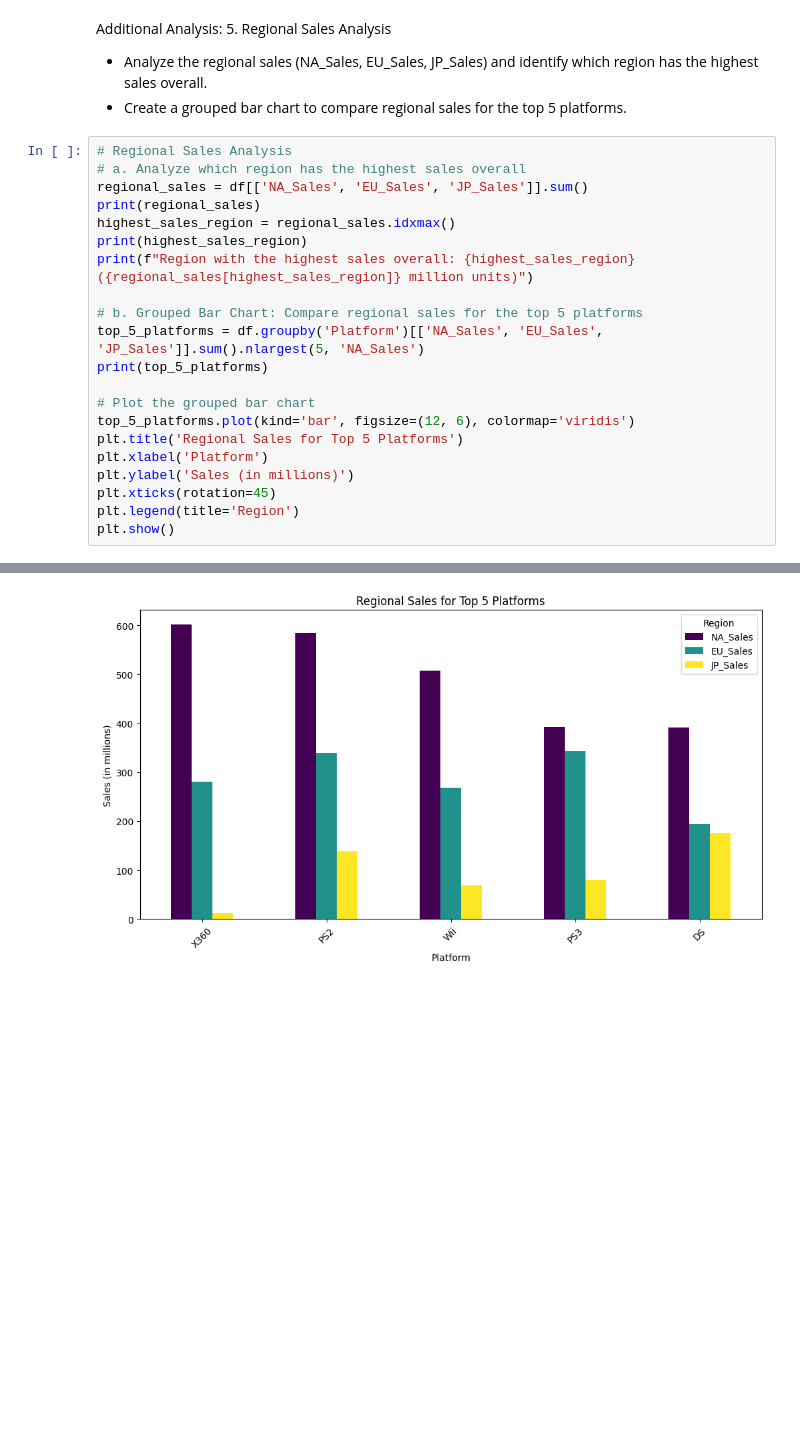
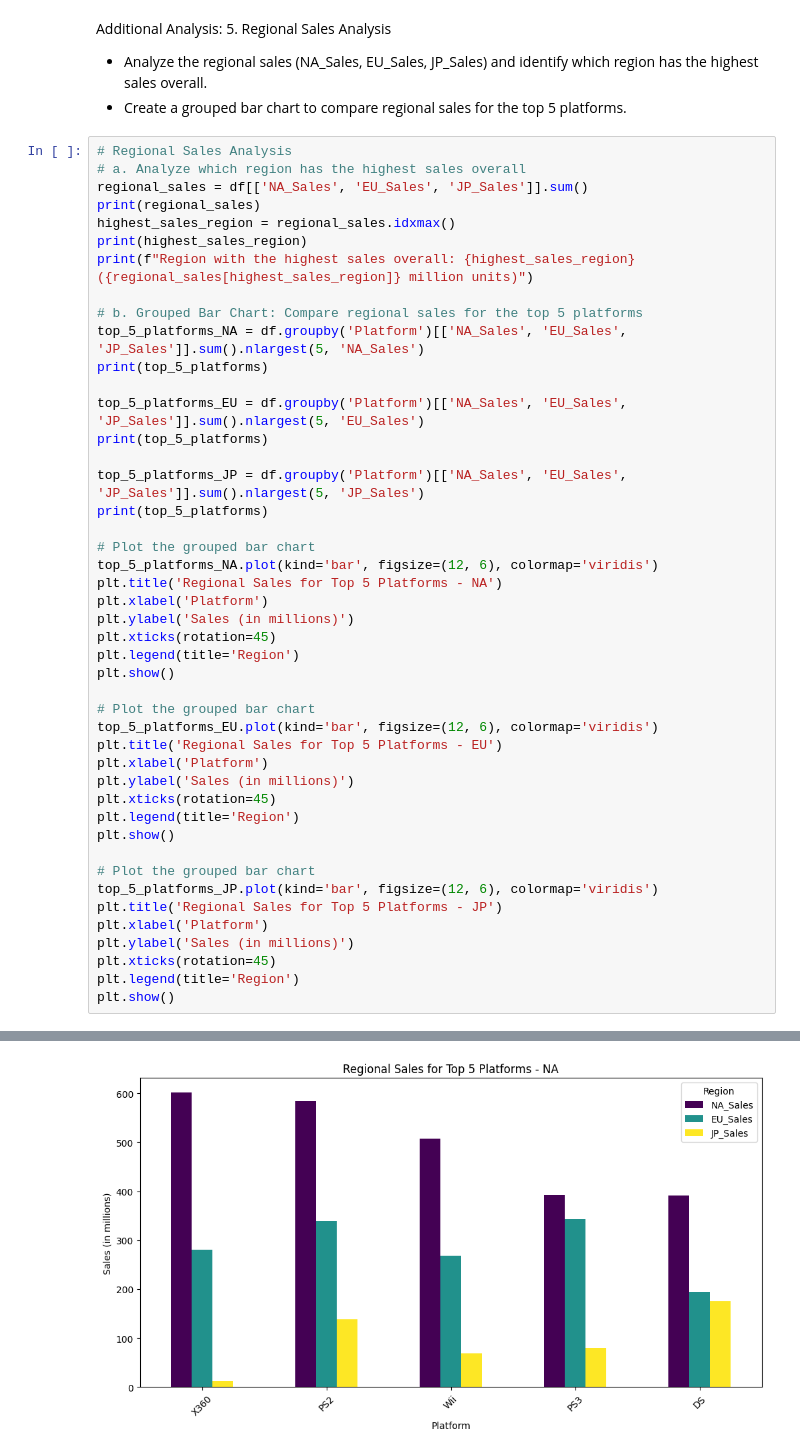
Before and after one commit to ShilpaVasista/Exploratory-Data-Analytics, a Jupyter notebook: EDA_Lab_3_Solution.ipynb, the cells around one changed output, grey strips where cells are left out. Cells and saved outputs as stored; diff of their text form; blank space fills up the shorter version.

```diff
--- a/EDA_Lab_3_Solution.ipynb
+++ b/EDA_Lab_3_Solution.ipynb
@@ -133,17 +164,41 @@ print(highest_sales_region)
 print(f"Region with the highest sales overall: {highest_sales_region} ({regional_sales[highest_sales_region]} million units)")
 
 # b. Grouped Bar Chart: Compare regional sales for the top 5 platforms
-top_5_platforms = df.groupby('Platform')[['NA_Sales', 'EU_Sales', 'JP_Sales']].sum().nlargest(5, 'NA_Sales')
+top_5_platforms_NA = df.groupby('Platform')[['NA_Sales', 'EU_Sales', 'JP_Sales']].sum().nlargest(5, 'NA_Sales')
+print(top_5_platforms)
+
+top_5_platforms_EU = df.groupby('Platform')[['NA_Sales', 'EU_Sales', 'JP_Sales']].sum().nlargest(5, 'EU_Sales')
+print(top_5_platforms)
+
+top_5_platforms_JP = df.groupby('Platform')[['NA_Sales', 'EU_Sales', 'JP_Sales']].sum().nlargest(5, 'JP_Sales')
 print(top_5_platforms)
 
 # Plot the grouped bar chart
-top_5_platforms.plot(kind='bar', figsize=(12, 6), colormap='viridis')
-plt.title('Regional Sales for Top 5 Platforms')
+top_5_platforms_NA.plot(kind='bar', figsize=(12, 6), colormap='viridis')
+plt.title('Regional Sales for Top 5 Platforms - NA')
 plt.xlabel('Platform')
 plt.ylabel('Sales (in millions)')
 plt.xticks(rotation=45)
 plt.legend(title='Region')
 plt.show()
+
+# Plot the grouped bar chart
+top_5_platforms_EU.plot(kind='bar', figsize=(12, 6), colormap='viridis')
+plt.title('Regional Sales for Top 5 Platforms - EU')
+plt.xlabel('Platform')
+plt.ylabel('Sales (in millions)')
+plt.xticks(rotation=45)
+plt.legend(title='Region')
+plt.show()
+
+# Plot the grouped bar chart
+top_5_platforms_JP.plot(kind='bar', figsize=(12, 6), colormap='viridis')
+plt.title('Regional Sales for Top 5 Platforms - JP')
+plt.xlabel('Platform')
+plt.ylabel('Sales (in millions)')
+plt.xticks(rotation=45)
+plt.legend(title='Region')
+plt.show()
 # %% [output]
 NA_Sales    4392.95
 EU_Sales    2434.13
@@ -161 +220 @@ DS          390.71    194.65    175.57
-[figure, old version]
+[figure, new version]
```
Also changed, not shown: parts of 3 cells of this notebook.
